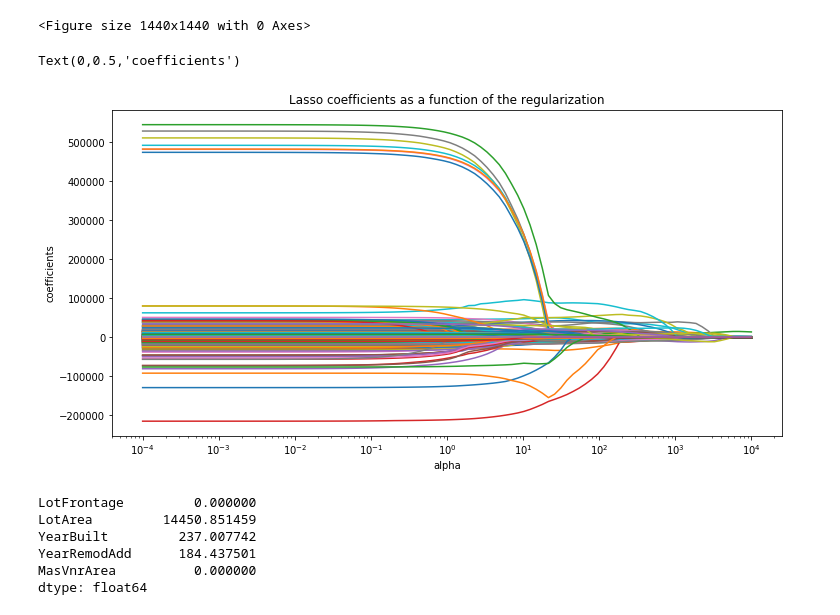
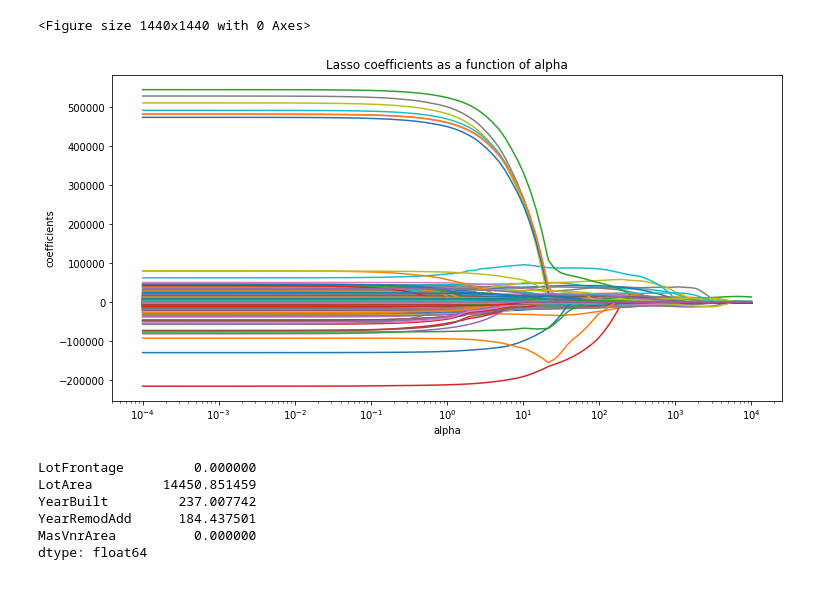
Before and after one commit to aungshumaan/MachineLearning_Housing, a Jupyter notebook: aungshuman/modeling.ipynb, the cells around one changed output. Drawn from its saved outputs; the diff is of its cells as text; code cells hidden in the pictures.

```diff
--- a/aungshuman/modeling.ipynb
+++ b/aungshuman/modeling.ipynb
@@ -414,16 +576,13 @@ df_coef.head()
 | 0.000210 | -1476.768697 | 17883.287354 | 323.377675 | 74.372376 | 989.105346 | 4494.708841 | 2186.409012 | -360.118775 | ... |
 <Figure size 1440x1440 with 0 Axes>
 # %%
-title = 'Lasso coefficients as a function of the regularization'
 df_coef.plot(logx=True, title=title, legend=False)
+plt.title('Lasso coefficients as a function of alpha')
 plt.xlabel('alpha')
 plt.ylabel('coefficients')
-#plt.legend(loc='upper center', bbox_to_anchor=(0.5, -0.05), fancybox=True, shadow=True, ncol=5)
-#plt.axvline(x=model_lasso_5CV.alpha_,ls="dashed")
-#plt.savefig('./lasso.png', bbox_inches='tight', dpi = 300)
+plt.savefig('lasso_coeff.png', bbox_inches='tight', dpi = 300)
 # %% [output]
-Text(0,0.5,'coefficients')
-[figure, old version]
+[figure, new version]
 # %%
 #coeffs for best model
 beta_vals = pd.Series(model_lasso_5CV.coef_, index = X_train.columns)
```
Also changed, not shown: parts of 72 cells of this notebook, 1 other file.
